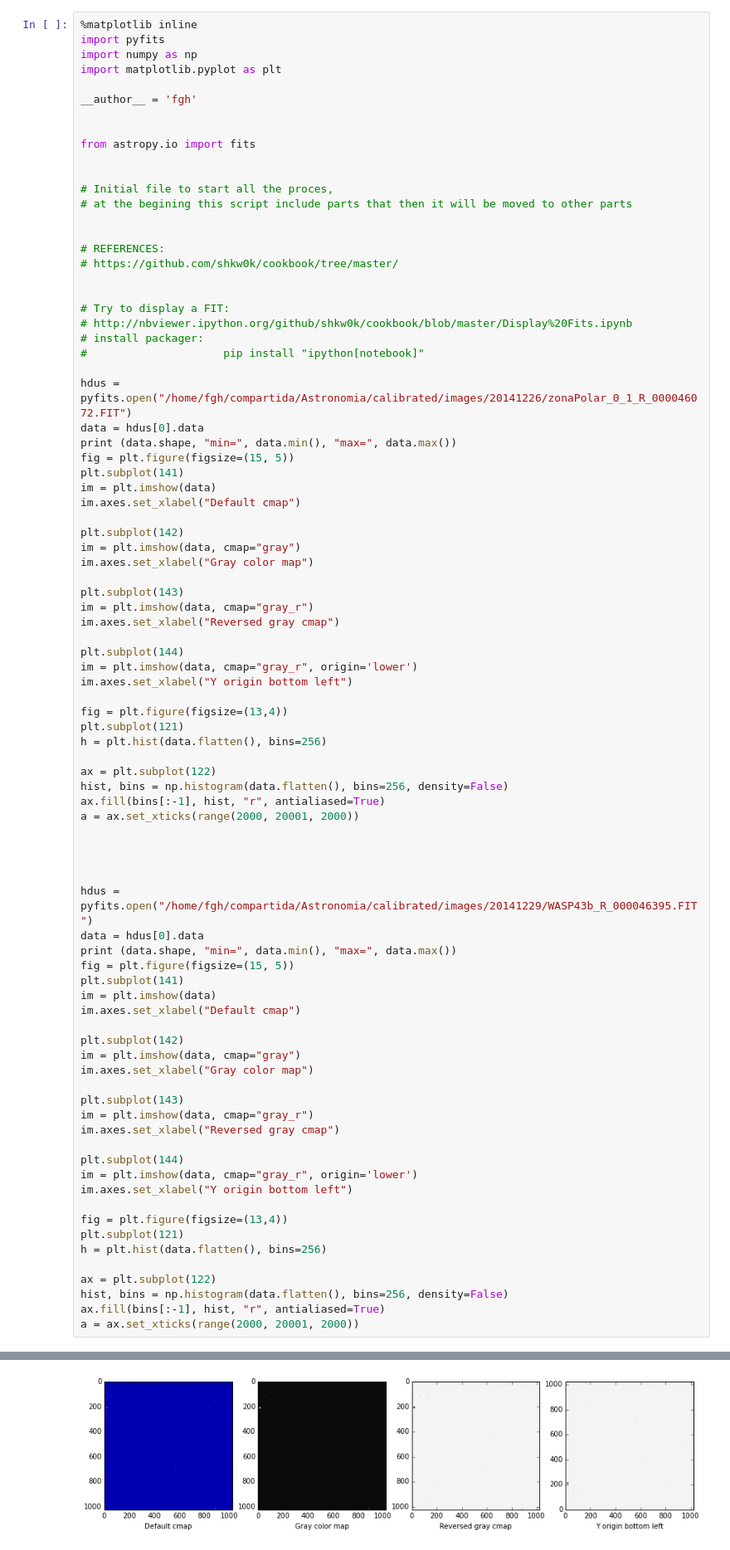
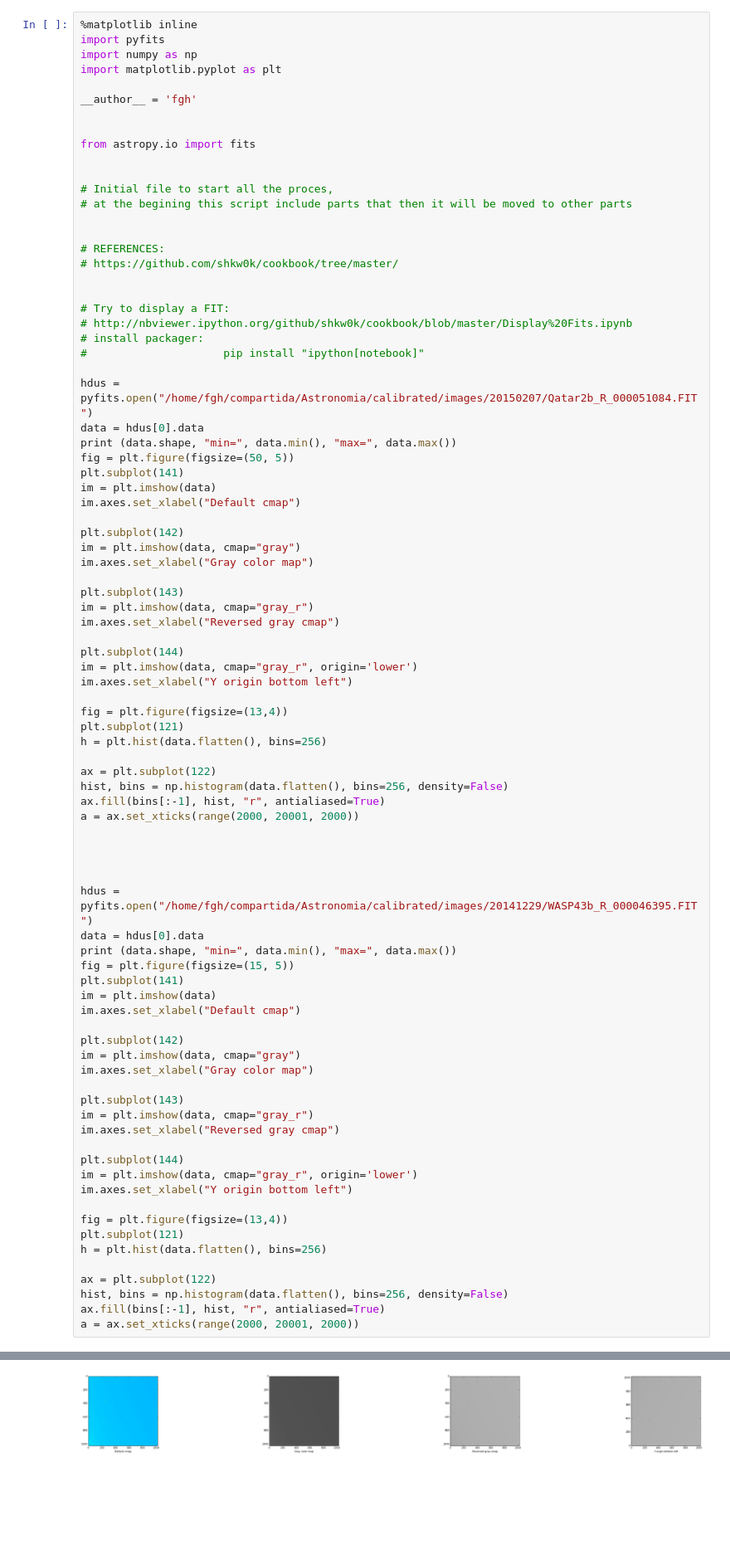
Before and after one commit to altair12/calibrateFITS, a Jupyter notebook: displayFITS.ipynb, the cells around one changed output, grey strips where cells are left out. Shown at 83% size. Drawn from its saved outputs; the diff is of its cells as text; blank space fills up the shorter version.

```diff
--- a/displayFITS.ipynb
+++ b/displayFITS.ipynb
@@ -23,10 +23,10 @@ from astropy.io import fits
 # install packager:
 #                     pip install "ipython[notebook]"
 
-hdus = pyfits.open("/home/fgh/compartida/Astronomia/calibrated/images/20141226/zonaPolar_0_1_R_000046072.FIT")
+hdus = pyfits.open("/home/fgh/compartida/Astronomia/calibrated/images/20150207/Qatar2b_R_000051084.FIT")
 data = hdus[0].data
 print (data.shape, "min=", data.min(), "max=", data.max())
-fig = plt.figure(figsize=(15, 5))
+fig = plt.figure(figsize=(50, 5))
 plt.subplot(141)
 im = plt.imshow(data)
 im.axes.set_xlabel("Default cmap")
@@ -89 +89 @@ a = ax.set_xticks(range(2000, 20001, 2000))
-[figure, old version]
+[figure, new version]
```
Also changed, not shown: parts of 1 cell of this notebook, 9 other files.
